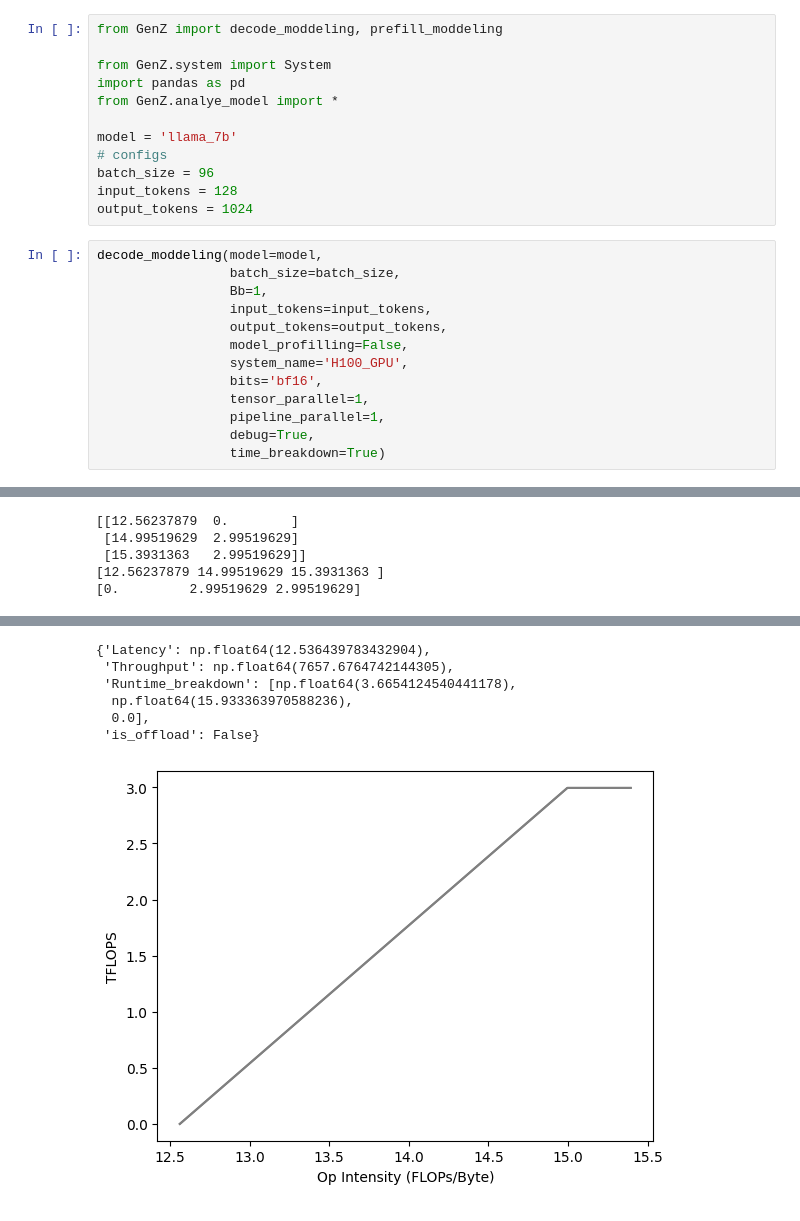
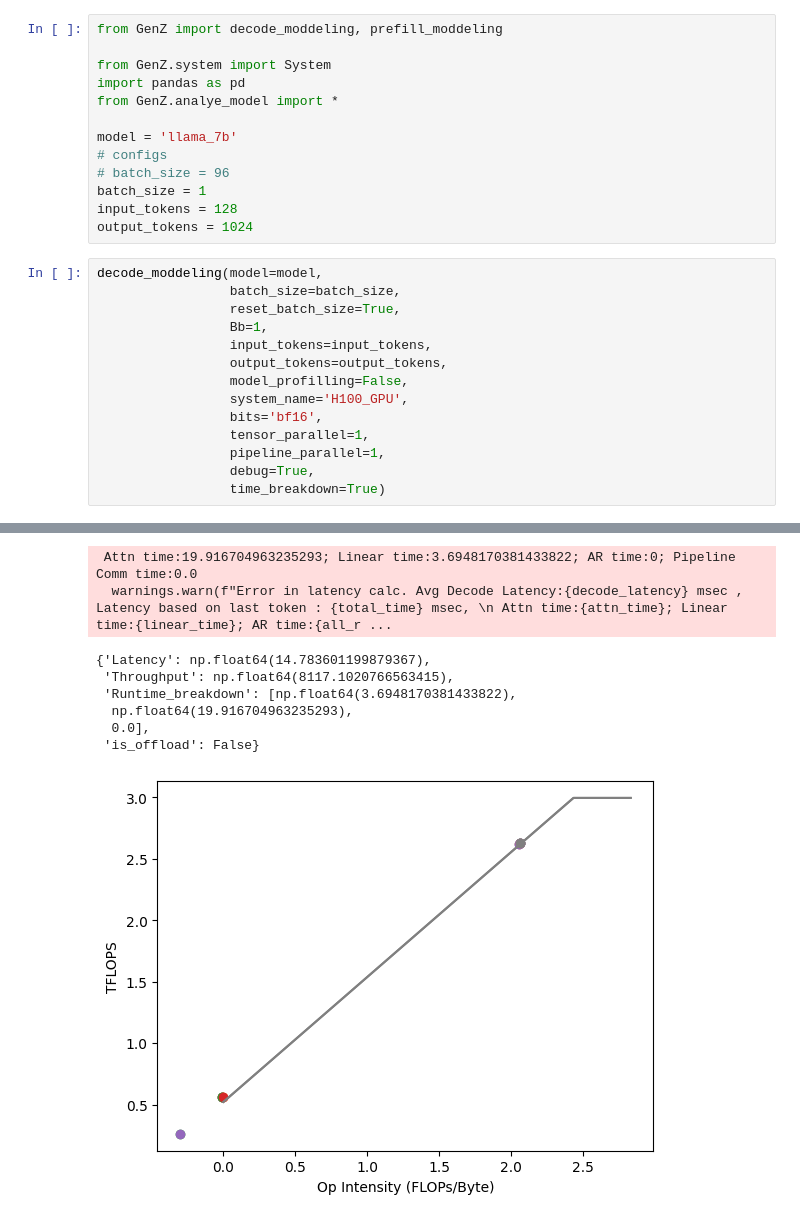
Before and after one commit to troore/GenZ-LLM-Analyzer, a Jupyter notebook: notebook/single_chip_exp.ipynb, the cells around one changed output, grey strips where cells are left out. Cells and saved outputs as stored; diff of their text form.

```diff
--- a/notebook/single_chip_exp.ipynb
+++ b/notebook/single_chip_exp.ipynb
@@ -7,12 +7,14 @@ from GenZ.analye_model import *
 
 model = 'llama_7b'
 # configs
-batch_size = 96
+# batch_size = 96
+batch_size = 1
 input_tokens = 128
 output_tokens = 1024
 # %%
 decode_moddeling(model=model,
                  batch_size=batch_size,
+                 reset_batch_size=True,
                  Bb=1,
                  input_tokens=input_tokens,
                  output_tokens=output_tokens,
@@ -39,5 +41,0 @@ decode_moddeling(model=model,
-[[12.56237879  0.        ]
- [14.99519629  2.99519629]
- [15.3931363   2.99519629]]
-[12.56237879 14.99519629 15.3931363 ]
-[0.         2.99519629 2.99519629]
@@ -68,10 +88,12 @@ Attn time:15.933363970588236; Linear time:3.6654124540441178; AR time:0; Pipelin
-{'Latency': np.float64(12.536439783432904),
- 'Throughput': np.float64(7657.6764742144305),
- 'Runtime_breakdown': [np.float64(3.6654124540441178),
-  np.float64(15.933363970588236),
-  0.0],
- 'is_offload': False}
+ Attn time:19.916704963235293; Linear time:3.6948170381433822; AR time:0; Pipeline Comm time:0.0
+  warnings.warn(f"Error in latency calc. Avg Decode Latency:{decode_latency} msec , Latency based on last token : {total_time} msec, \n Attn time:{attn_time}; Linear time:{linear_time}; AR time:{all_r ...
+{'Latency': np.float64(14.783601199879367),
+ 'Throughput': np.float64(8117.1020766563415),
+ 'Runtime_breakdown': [np.float64(3.6948170381433822),
+  np.float64(19.916704963235293),
+  0.0],
+ 'is_offload': False}
-[figure, old version]
+[figure, new version]
 # %%
 decode_moddeling(model=model,
                  batch_size=batch_size,
```
Also changed, not shown: parts of 2 cells of this notebook, 5 other files.
